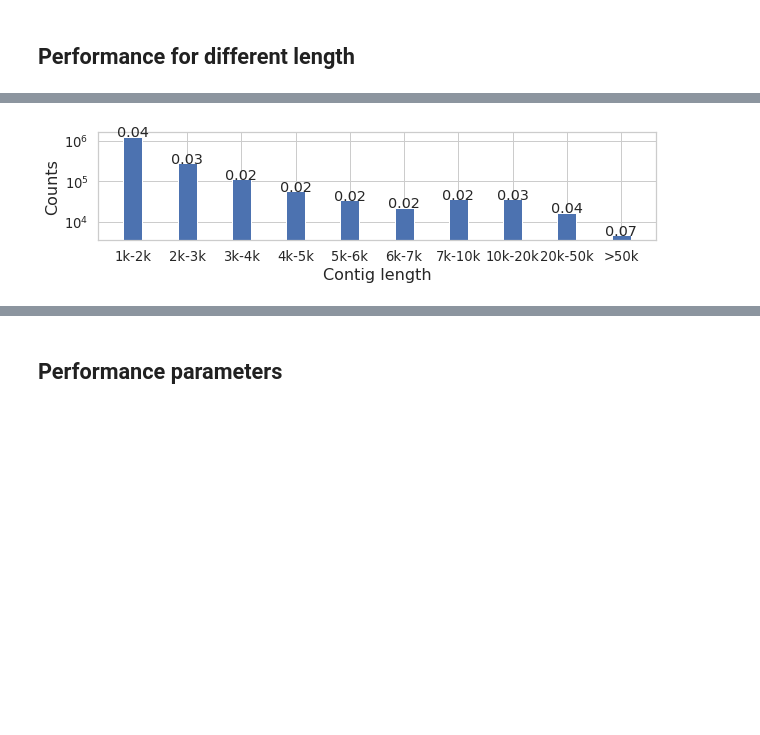
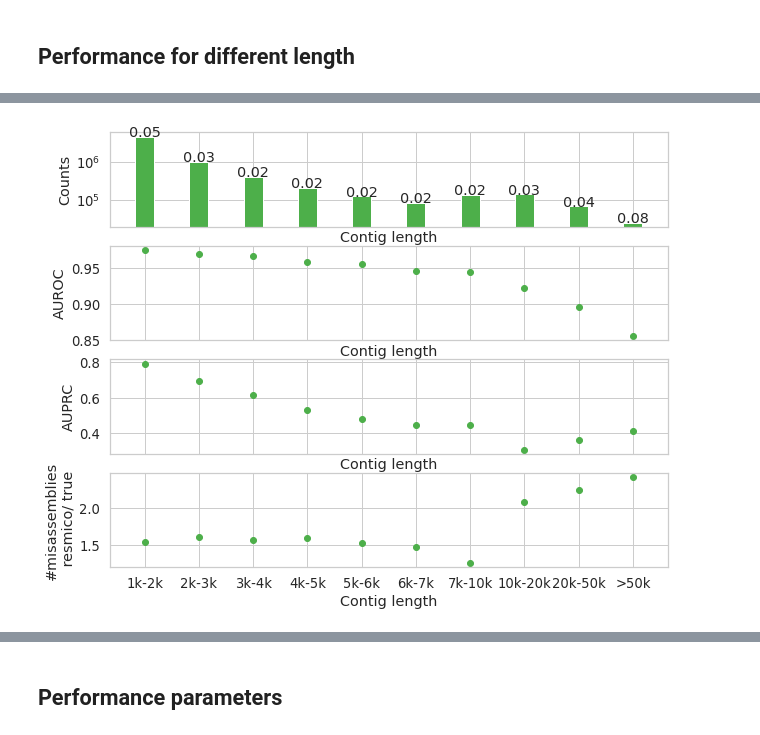
Before and after one commit to leylabmpi/resmico, a Jupyter notebook: notebooks/figures/family.ipynb, the cells around one changed output, grey strips where cells are left out. Cells and saved outputs as stored; diff of their text form; code cells hidden in the pictures; blank space fills up the shorter version.

```diff
--- a/notebooks/figures/family.ipynb
+++ b/notebooks/figures/family.ipynb
@@ -327,6 +402,8 @@ min_max_len = [(1000, 2000), (2000, 3000), (3000, 4000),
 bin_n = []
 bin_avglabel = []
 bin_prauc = []
+bin_roc = []
+bin_errorrate = []
 
 for minl, maxl in min_max_len:
     temp_df = df_all_preds[(df_all_preds.length>=minl)&(df_all_preds.length<maxl)]
@@ -335,18 +412,20 @@ for minl, maxl in min_max_len:
 
     pr_auc = average_precision_score(temp_df['label'], temp_df['resmico_score'])
     bin_prauc.append(pr_auc)
+    bin_roc.append(roc_auc_score(temp_df['label'], temp_df['resmico_score']))
 
+    bin_errorrate.append(sum(temp_df.resmico_score>0.5)/sum(temp_df.label))
 
     print(minl, maxl)
     precision, recall, thresholds = precision_recall_curve(temp_df['label'], temp_df['resmico_score'])
-    arg_r50 = np.argmin(np.abs(recall-0.5))
-    print('set50: recall: {:.3f}, precision {:.3f}, threshold {:.3f}'.format(
-        recall[arg_r50], precision[arg_r50], thresholds[arg_r50]))
-    arg_r90 = np.argmin(np.abs(recall-0.90))
-    print('set90: recall: {:.3f}, precision {:.3f}, threshold {:.3f}'.format(
-        recall[arg_r90], precision[arg_r90], thresholds[arg_r90]))
+#     arg_r50 = np.argmin(np.abs(recall-0.5))
+#     print('set50: recall: {:.3f}, precision {:.3f}, threshold {:.3f}'.format(
+#         recall[arg_r50], precision[arg_r50], thresholds[arg_r50]))
+#     arg_r90 = np.argmin(np.abs(recall-0.90))
+#     print('set90: recall: {:.3f}, precision {:.3f}, threshold {:.3f}'.format(
+#         recall[arg_r90], precision[arg_r90], thresholds[arg_r90]))
     print('')
-    arg_th = np.argmin(np.abs(thresholds-0.627)) #0.8 on total recall
+    arg_th = np.argmin(np.abs(thresholds-0.5)) #0.8 on total recall
     print('set thr: recall: {:.3f}, precision {:.3f}, threshold {:.3f}'.format(
         recall[arg_th], precision[arg_th], thresholds[arg_th]))
     print('')
@@ -388,28 +467,55 @@ def autolabel(bar_plot):
                 bin_names[idx],
                 ha='center', va='bottom', rotation=0)
 # %%
-fig, ax = plt.subplots(1, 1, figsize=(10,2))
+fig, axs = plt.subplots(4, 1, figsize=(10,8), sharex=True)
 width = 0.35
-positions = np.arange(len(bin_names)) #[l[0] for l in min_max_len]
+positions = np.arange(len(bin_names))
 
-p1 = ax.bar(positions, bin_n, width)
-plt.xticks(positions, bin_names)
+#0
+p1 = axs[0].bar(positions, bin_n, width)
+axs[0].set_xticks(positions)
+axs[0].set_xticklabels(bin_names)
 
 for i, p in enumerate(p1):
     height = p.get_height()
-    ax.text(x=p.get_x() + p.get_width() / 2, y=height+.10,
+    axs[0].text(x=p.get_x() + p.get_width() / 2, y=height+.10,
     s="{:.2f}".format(bin_avglabel[i]),
     ha='center')
 
-plt.yscale('log')
-plt.ylabel('Counts', fontsize=16)
-plt.xlabel('Contig length', fontsize=16)
+axs[0].set_yscale('log')
+axs[0].set_ylabel('Counts')
+axs[0].set_xlabel('Contig length')
 
-save_name = 'family'
-where = project_path+'/Outputs/figures/lenbin_'+dataset_name+'.pdf'
+#1
+axs[1].scatter(positions, bin_roc)
+axs[1].set_xticks(positions)
+axs[1].set_xticklabels(bin_names)
+# axs[1].set_yticks(np.arange(0.8, 1.1, .2))
+axs[1].set_ylabel('AUROC')
+axs[1].set_xlabel('Contig length')
+
+#2
+axs[2].scatter(positions, bin_prauc)
+axs[2].set_xticks(positions)
+axs[2].set_xticklabels(bin_names)
+# axs[2].set_yticks(np.arange(0, 1, 0.5))
+axs[2].set_ylabel('AUPRC')
+axs[2].set_xlabel('Contig length')
+
+#3
+axs[3].scatter(positions, bin_errorrate)
+axs[3].set_xticks(positions)
+axs[3].set_xticklabels(bin_names)
+axs[3].set_ylabel('#misassemblies\n resmico/ true')
+axs[3].set_xlabel('Contig length')
+axs[3].grid(True)
+
+
+
+where = project_path+'/Outputs/figures/binned_length.pdf'
 plt.savefig(where,
             bbox_inches='tight', format='pdf', dpi=300)
 
 plt.show()
 # %% [output]
-[figure, old version]
+[figure, new version]
```
Also changed, not shown: parts of 31 cells of this notebook, 5 other files.
